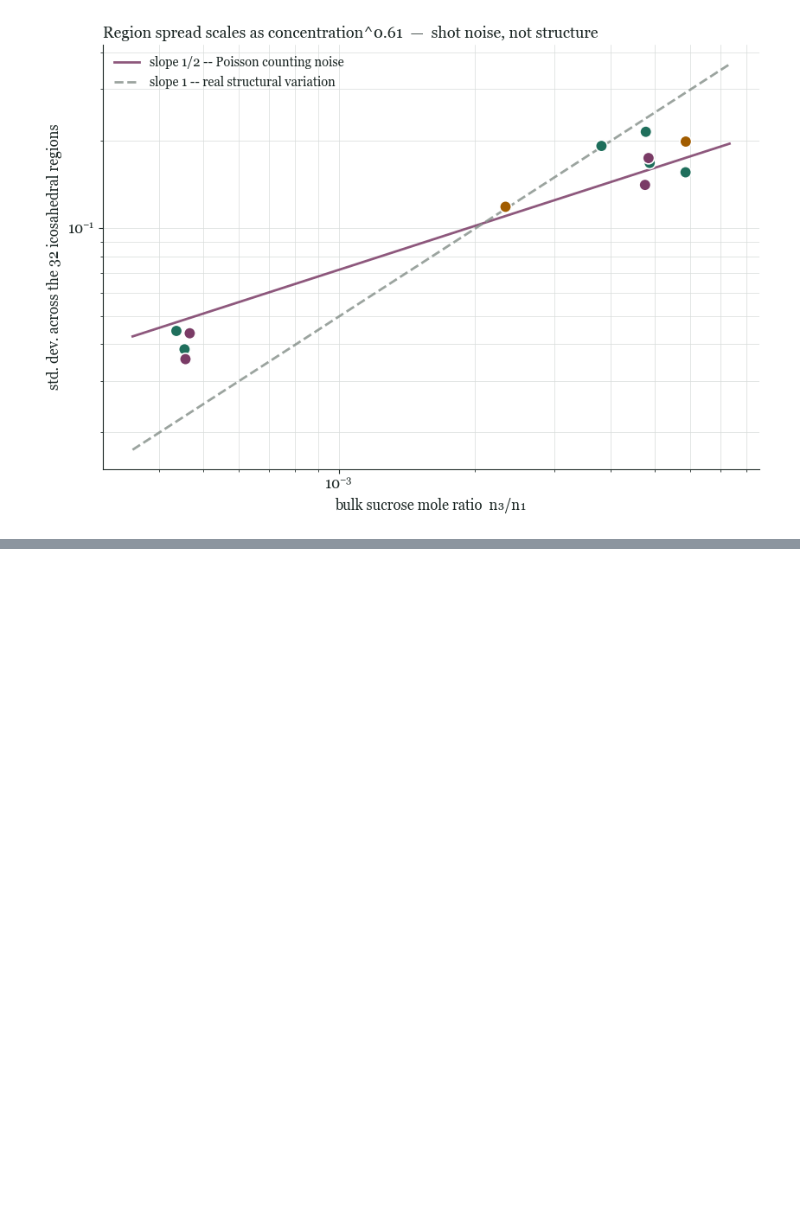
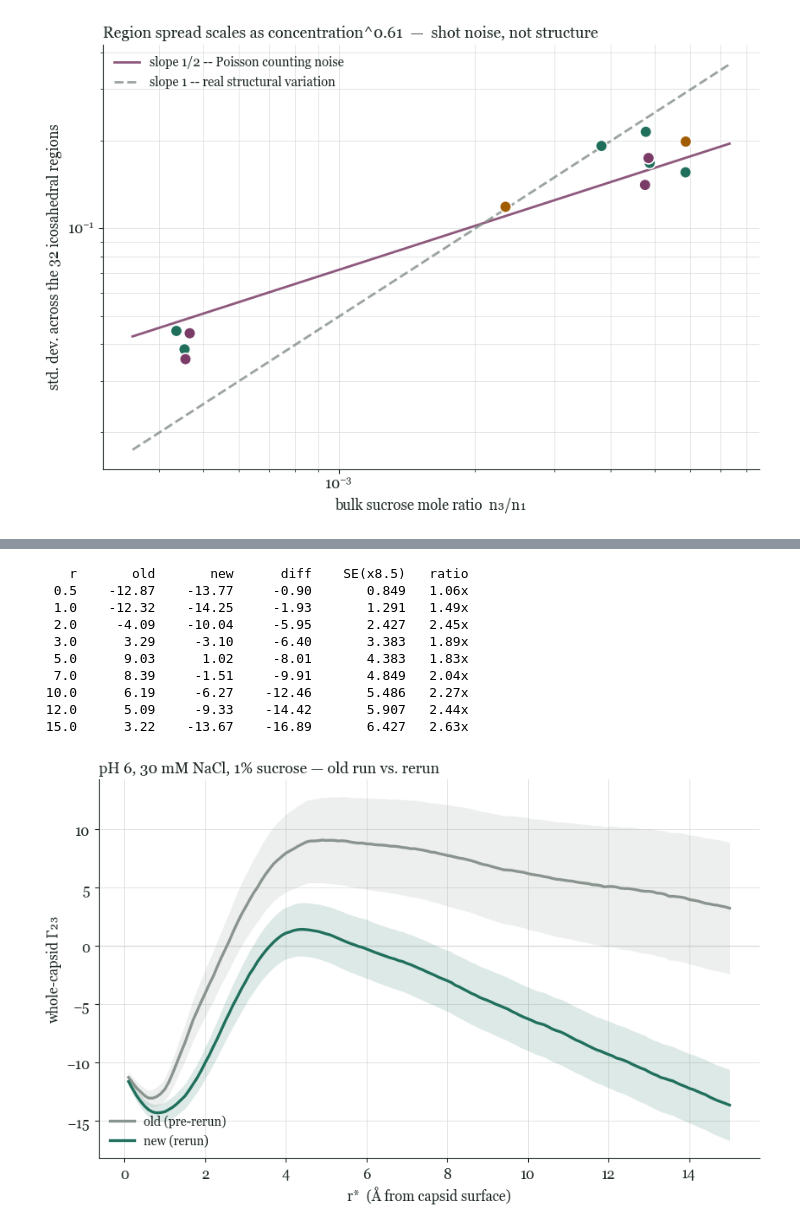
Before and after one commit to rei-plushie/pic_results, a Jupyter notebook: pic_suc_7_9/10ns-simulations/pic_analysis.ipynb, the cells around one changed output, grey strips where cells are left out. Drawn from its saved outputs; the diff is of its cells as text; code cells hidden in the pictures; blank space fills up the shorter version.

```diff
--- a/pic_suc_7_9/10ns-simulations/pic_analysis.ipynb
+++ b/pic_suc_7_9/10ns-simulations/pic_analysis.ipynb
@@ -729,0 +780,36 @@ it again for frame correlation would double-count):
+# %%
+fig, ax = plt.subplots(figsize=(8.8, 5.6))
+for run, color, label in ((old_run, GREY, "old (pre-rerun)"), (new_run, TEAL, "new (rerun)")):
+    r, g, sem = run["r"], run["g"], run["sem"]
+    band = sem * CORR
+    ax.plot(r, g, color=color, linewidth=2.4, label=label)
+    ax.fill_between(r, g - band, g + band, color=color, alpha=0.15, linewidth=0)
+ax.axhline(0, color=GRID, linewidth=1, zorder=0)
+ax.grid(True, color=GRID, linewidth=0.55, zorder=0); ax.set_axisbelow(True)
+ax.set_xlabel("r*  (\u00c5 from capsid surface)")
+ax.set_ylabel("whole-capsid \u0393\u2082\u2083")
+ax.legend(frameon=False, fontsize=10.5, loc="lower left")
+for s in ("top", "right"):
+    ax.spines[s].set_visible(False)
+ax.set_title("pH 6, 30 mM NaCl, 1% sucrose \u2014 old run vs. rerun", fontsize=13, loc="left")
+fig.tight_layout()
+
+print(f"{'r':>5s}  {'old':>8s}  {'new':>8s}  {'diff':>8s}  {'SE(x'+str(CORR)+')':>10s}  {'ratio':>6s}")
+for r_target in (0.5, 1, 2, 3, 5, 7, 10, 12, 15):
+    i_old = int(np.argmin(np.abs(old_run["r"] - r_target)))
+    i_new = int(np.argmin(np.abs(new_run["r"] - r_target)))
+    d = new_run["g"][i_new] - old_run["g"][i_old]
+    se = np.hypot(new_run["sem"][i_new]*CORR, old_run["sem"][i_old]*CORR)
+    print(f"{r_target:5.1f}  {old_run['g'][i_old]:8.2f}  {new_run['g'][i_new]:8.2f}  {d:8.2f}  {se:10.3f}  {abs(d)/se:5.2f}x")
+# %% [output]
+    r       old       new      diff    SE(x8.5)   ratio
+  0.5    -12.87    -13.77     -0.90       0.849   1.06x
+  1.0    -12.32    -14.25     -1.93       1.291   1.49x
+  2.0     -4.09    -10.04     -5.95       2.427   2.45x
+  3.0      3.29     -3.10     -6.40       3.383   1.89x
+  5.0      9.03      1.02     -8.01       4.383   1.83x
+  7.0      8.39     -1.51     -9.91       4.849   2.04x
+ 10.0      6.19     -6.27    -12.46       5.486   2.27x
+ 12.0      5.09     -9.33    -14.42       5.907   2.44x
+ 15.0      3.22    -13.67    -16.89       6.427   2.63x
+[figure, added]
```
Also changed, not shown: parts of 4 cells of this notebook, 1 other file.
